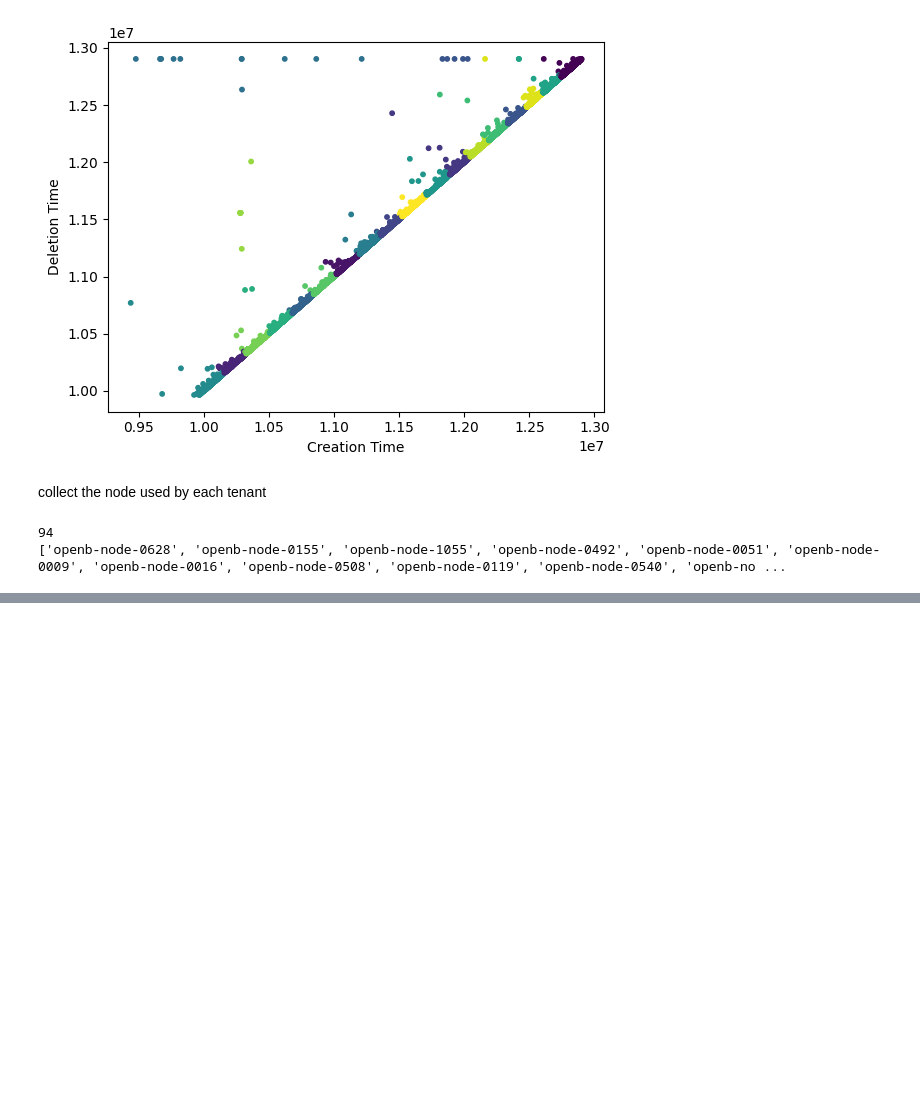
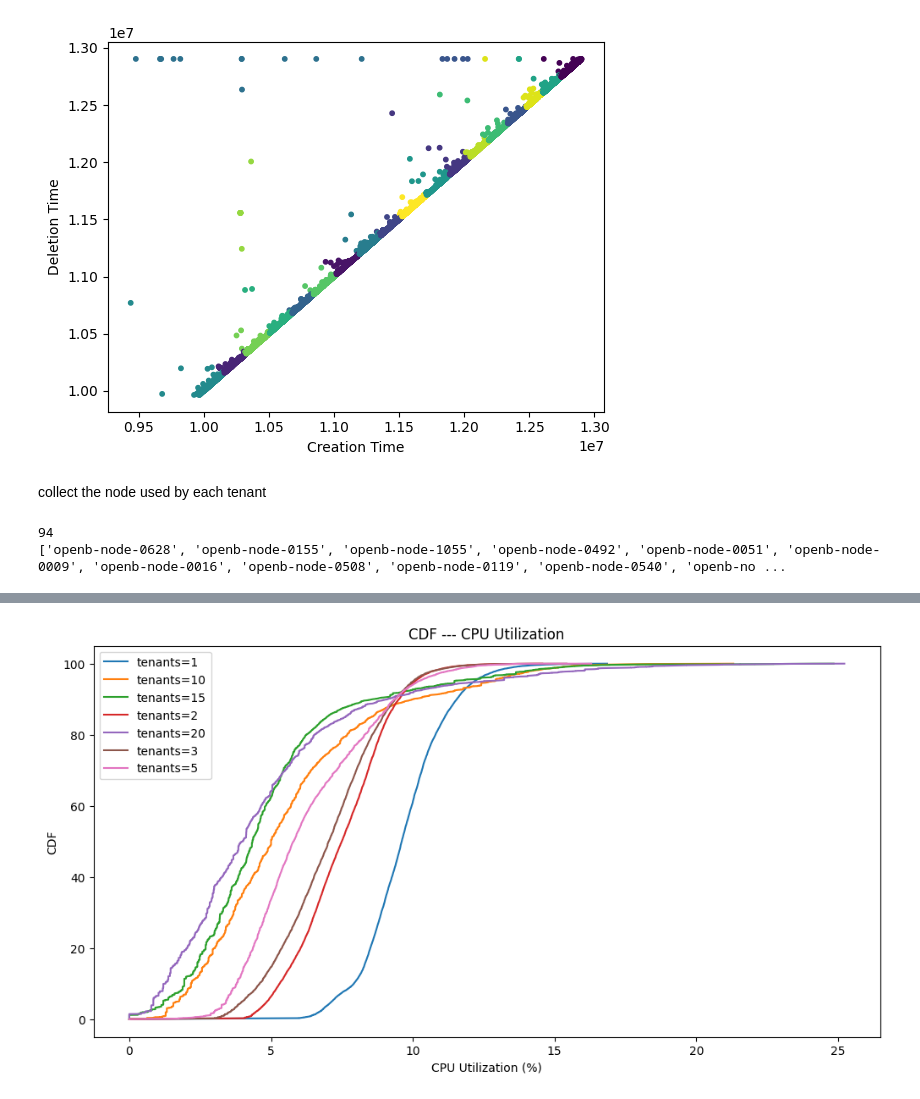
Before and after one commit to grief8/kubernetes-scheduler-simulator, a Jupyter notebook: main.ipynb, the cells around one changed output, grey strips where cells are left out. Cells and saved outputs as stored; diff of their text form; code cells hidden in the pictures; blank space fills up the shorter version.

```diff
--- a/main.ipynb
+++ b/main.ipynb
@@ -689,0 +741,84 @@ plt.show()
+# %%
+import pandas as pd
+import numpy as np
+import matplotlib.pyplot as plt
+
+
+def get_cdf(data):
+    """Returns the CDF of the given data.
+
+       Args:
+           data: A list of numerical values.
+
+       Returns:
+           An pair of lists (x, y) for plotting the CDF.
+    """
+    sorted_data = sorted(data)
+    p = 100. * np.arange(len(sorted_data)) / (len(sorted_data) - 1)
+    return sorted_data, p
+
+FILTER = 'fabing_uniform_300'
+file = '/home/fabing/projects/kubernetes-scheduler-simulator/experiments/analysis/analysis_results/analysis_time_discrete.csv'
+df = pd.read_csv(file)
+back_df = df.copy()
+# Extract the prefix of the 'workload' column
+df['workload_prefix'] = df['workload'].str.rsplit('_', n=1).str[0]
+# Calculate the average 'use_nodes' for each 'workload_prefix'
+df = df.groupby('workload_prefix').sum()
+df = df.reset_index()
+plt.figure(figsize=(12, 6))  # Change the numbers to fit your needs
+for i in df['workload_prefix'].unique():
+    if not i.startswith(FILTER):
+        continue
+    data = []
+    filtered_df = df[df['workload_prefix'] == i]
+    paths = filtered_df['real'].values[0]
+    for path in paths.split('.csv'):
+        if path == '':
+            continue
+        real = pd.read_csv(path+'.csv')
+        # use the tenant cpu capacity
+        index = ''
+        for s in path.split('/'):
+            if 'fabing_uniform_' in s:
+                index = s
+                break
+        capacity = back_df.loc[back_df['workload'] == index, 'cpu'].values[0]
+        data.extend(real['real_cpu'] / capacity * 100000)
+    print(i, max(data), sum(data)/len(data))
+    x, y = get_cdf(data)
+    plt.plot(x, y, label='tenants={}'.format(i.split('_')[-1]))
+plt.legend()
+plt.xlabel('CPU Utilization (%)')
+plt.ylabel('CDF')
+plt.title('CDF --- CPU Utilization')
+plt.show()
+
+plt.figure(figsize=(12, 6))  # Change the numbers to fit your needs
+for i in df['workload_prefix'].unique():
+    if not i.startswith(FILTER):
+        continue
+    data = []
+    filtered_df = df[df['workload_prefix'] == i]
+    paths = filtered_df['real'].values[0]
+    for path in paths.split('.csv'):
+        if path == '':
+            continue
+        real = pd.read_csv(path+'.csv')
+        # use the tenant cpu capacity
+        index = ''
+        for s in path.split('/'):
+            if 'fabing_uniform_' in s:
+                index = s
+                break
+        capacity = back_df.loc[back_df['workload'] == index, 'mem'].values[0]
+        data.extend(real['real_memory'] / capacity * 1024 / 1e7)
+    print(i, max(data), sum(data)/len(data))
+    x, y = get_cdf(data)
+    plt.plot(x, y, label='tenants={}'.format(i.split('_')[-1]))
+plt.legend()
+plt.xlabel('Memory Utilization (%)')
+plt.ylabel('CDF')
+plt.title('CDF --- Memory Utilization')
+plt.show()
+# %% [output]
@@ -689,0 +832 @@ plt.show()
+[figure, added]
```
Also changed, not shown: parts of 28 cells of this notebook.
